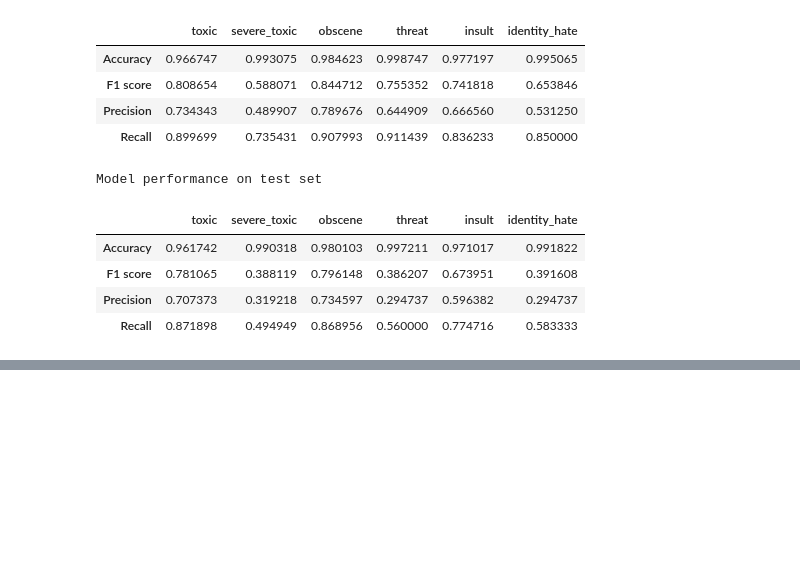
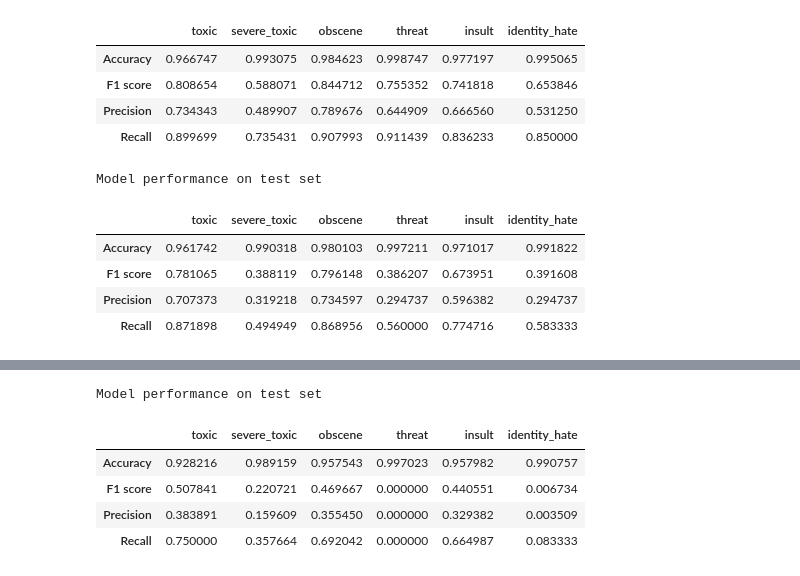
Before and after one commit to datali-ch/detect-toxic-content, a Jupyter notebook: exploratory_data_analysis.ipynb, the cells around one changed output, grey strips where cells are left out. Drawn from its saved outputs; the diff is of its cells as text; code cells hidden in the pictures; blank space fills up the shorter version.

```diff
--- a/exploratory_data_analysis.ipynb
+++ b/exploratory_data_analysis.ipynb
@@ -211,3 +240,13 @@ scipy.sparse.csr.csr_matrix
+# %%
+print("Model performance on test set")
+pd.DataFrame(metrics_test, columns = LABELS, index = measures)
+# %% [output]
+Model performance on test set
+|  | toxic | severe_toxic | obscene | threat | insult | identity_hate |
+| Accuracy | 0.928216 | 0.989159 | 0.957543 | 0.997023 | 0.957982 | 0.990757 |
+| F1 score | 0.507841 | 0.220721 | 0.469667 | 0.000000 | 0.440551 | 0.006734 |
+| Precision | 0.383891 | 0.159609 | 0.355450 | 0.000000 | 0.329382 | 0.003509 |
+| Recall | 0.750000 | 0.357664 | 0.692042 | 0.000000 | 0.664987 | 0.083333 |
 # %%
 pyLDAvis.enable_notebook()
 pyLDAvis.gensim.prepare(ldamodel, corpus, dictionary)
```
Also changed, not shown: parts of 10 cells of this notebook, 7 other files.
